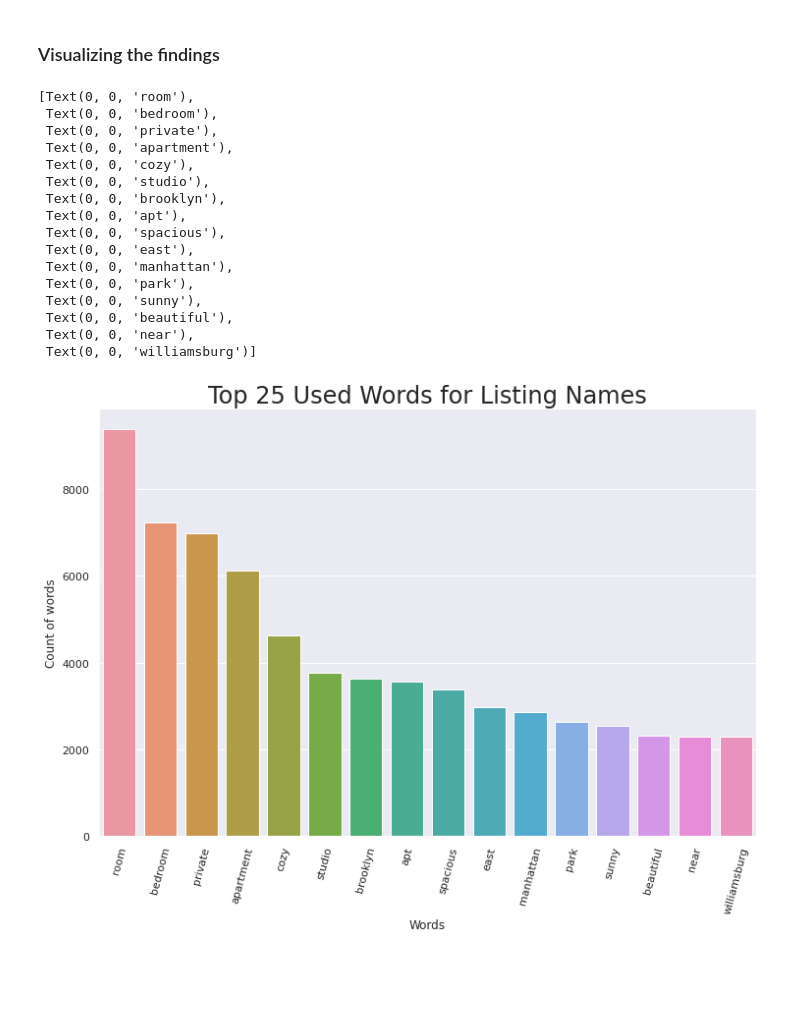
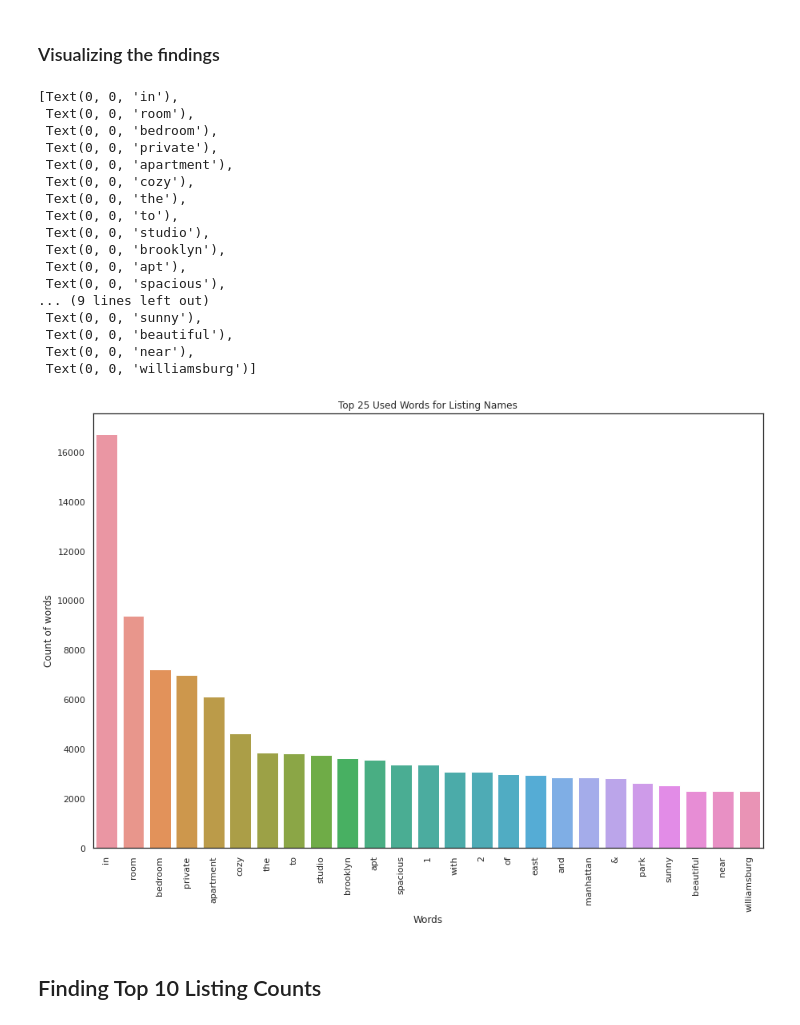
Before and after one commit to Shantanuh10/Airbnb_EDA_Project-, a Jupyter notebook: Shantanu's_Notebook_Airbnb_Bookings_Analysis_Capstone_Project.ipynb, the cells around one changed output. Saved outputs shown, nothing was run; the diff lists cells and outputs as text; code cells hidden in the pictures; blank space fills up the shorter version.

```diff
--- a/Shantanu's_Notebook_Airbnb_Bookings_Analysis_Capstone_Project.ipynb
+++ b/Shantanu's_Notebook_Airbnb_Bookings_Analysis_Capstone_Project.ipynb
@@ -222,29 +219,43 @@ word_count_cleaned
 # %% [markdown]
 ### Visualizing the findings
 # %%
-fig, ax = plt.subplots(figsize=(12, 8))
-sns.set(font_scale = 2)
-count_viz = sns.barplot(x='Words',y='Counts', data = word_count_cleaned, ax=ax)
+#Setting the figure size
+sns.set(rc={'figure.figsize':(15,10)})
+
+#Setting background colour of chart as white
+sns.set_style('white')
+
+#Plotting the Chart
+count_viz = sns.barplot(x='Words',y='Counts', data = word_count_df)
+
+# Naming the Chart
 count_viz.set_title('Top 25 Used Words for Listing Names')
-sns.set(font_scale = 1)
+
+
+# Naming X & Y axis
 count_viz.set_ylabel('Count of words')
 count_viz.set_xlabel('Words')
-count_viz.set_xticklabels(count_viz.get_xticklabels(),rotation = 75)
+
+#Adjusting Bar labels
+count_viz.set_xticklabels(count_viz.get_xticklabels(),rotation = 90)
 # %% [output]
-[Text(0, 0, 'room'),
+[Text(0, 0, 'in'),
+ Text(0, 0, 'room'),
  Text(0, 0, 'bedroom'),
  Text(0, 0, 'private'),
  Text(0, 0, 'apartment'),
  Text(0, 0, 'cozy'),
+ Text(0, 0, 'the'),
+ Text(0, 0, 'to'),
  Text(0, 0, 'studio'),
  Text(0, 0, 'brooklyn'),
  Text(0, 0, 'apt'),
  Text(0, 0, 'spacious'),
- Text(0, 0, 'east'),
- Text(0, 0, 'manhattan'),
- Text(0, 0, 'park'),
+... (9 lines left out)
  Text(0, 0, 'sunny'),
  Text(0, 0, 'beautiful'),
  Text(0, 0, 'near'),
  Text(0, 0, 'williamsburg')]
-[figure, old version]
+[figure, new version]
+# %% [markdown]
+## Finding Top 10 Listing Counts
```
Also changed, not shown: parts of 4 cells of this notebook.
